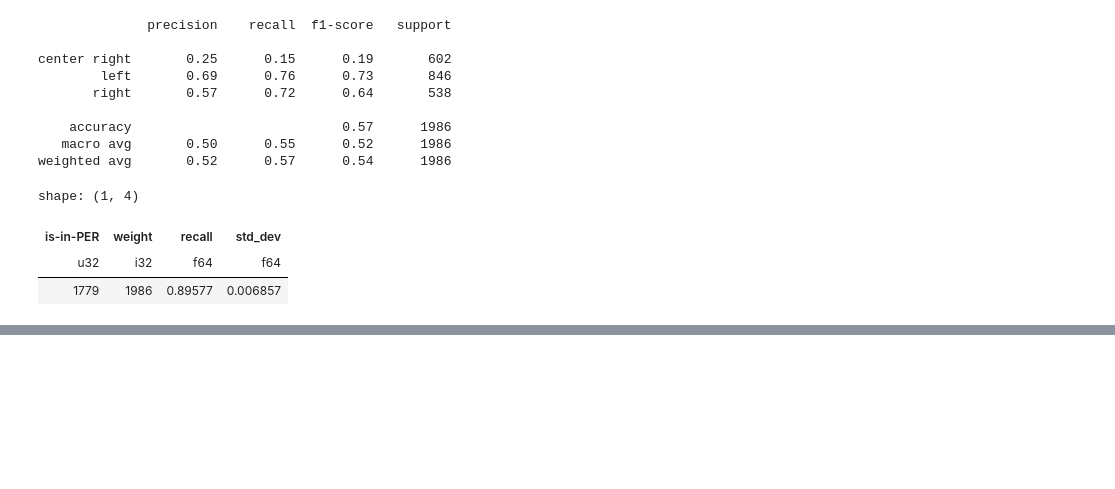
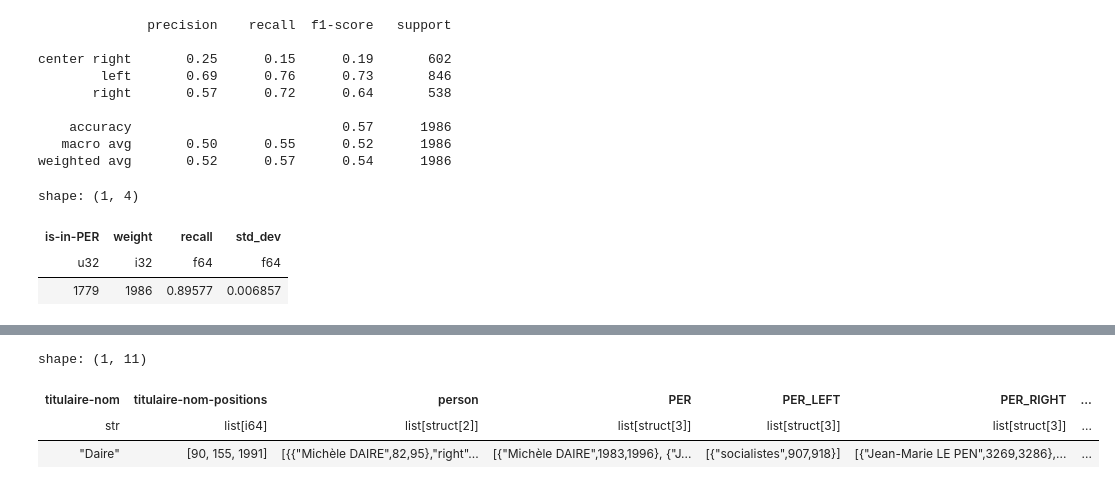
Before and after one commit to slithiaote/2026_NLP_project, a Jupyter notebook: Analysis.ipynb, the cells around one changed output, grey strips where cells are left out. Cells and saved outputs as stored; diff of their text form; code cells hidden in the pictures; blank space fills up the shorter version.

```diff
--- a/Analysis.ipynb
+++ b/Analysis.ipynb
@@ -726,0 +733,9 @@ plt.show()
+# %%
+(df.filter(pl.col("id")=="EL177_L_1988_06_084_01_1_PF_04")
+    .select("titulaire-nom","titulaire-nom-positions","res")).unnest("res").unnest("entities")
+# DAIRE : trois apparitions, mais seulement deux NER
+# %% [output]
+shape: (1, 11)
+| titulaire-nom | titulaire-nom-positions | person | PER | PER_LEFT | PER_RIGHT | ... |
+| str | list[i64] | list[struct[2]] | list[struct[3]] | list[struct[3]] | list[struct[3]] | ... |
+| "Daire" | [90, 155, 1991] | [{{"Michèle DAIRE",82,95},"right"... | [{"Michèle DAIRE",1983,1996}, {"J... | [{"socialistes",907,918}] | [{"Jean-Marie LE PEN",3269,3286},... | ... |
```
Also changed, not shown: parts of 18 cells of this notebook.
